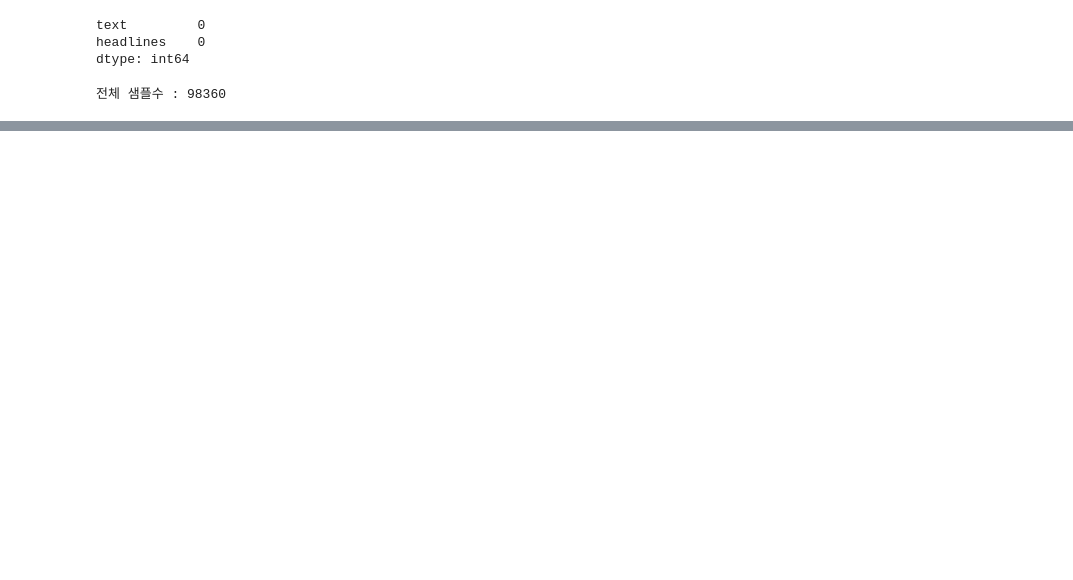
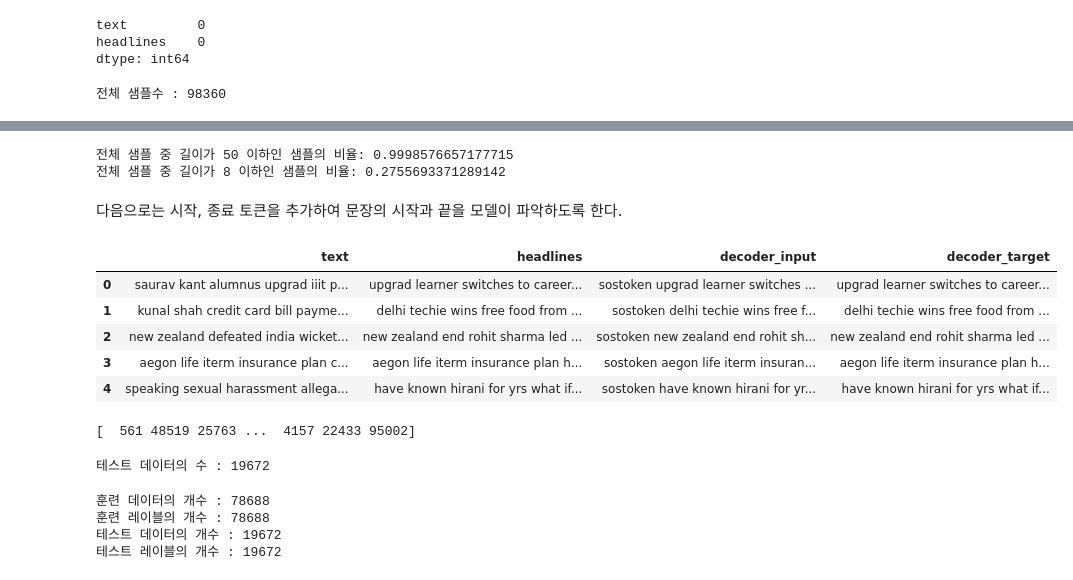
Before and after one commit to yeoooo/AI_Aiffel, a Jupyter notebook: (E11)News_summarize_bot_yeoooo_2021_02_25.ipynb, the cells around one changed output, grey strips where cells are left out. Drawn from its saved outputs; the diff is of its cells as text; code cells hidden in the pictures; blank space fills up the shorter version.

```diff
--- a/(E11)News_summarize_bot_yeoooo_2021_02_25.ipynb
+++ b/(E11)News_summarize_bot_yeoooo_2021_02_25.ipynb
@@ -176,0 +264,20 @@ print('전체 샘플수 :',(len(data)))
+# %%
+below_threshold_len(text_max_len, data['text'])
+below_threshold_len(summary_max_len,  data['headlines'])
+# %% [output]
+전체 샘플 중 길이가 50 이하인 샘플의 비율: 0.9998576657177715
+전체 샘플 중 길이가 8 이하인 샘플의 비율: 0.2755693371289142
+# %% [markdown]
+다음으로는 시작, 종료 토큰을 추가하여 문장의 시작과 끝을 모델이 파악하도록 한다.
+# %%
+#요약 데이터에는 시작 토큰과 종료 토큰을 추가한다.
+data['decoder_input'] = data['headlines'].apply(lambda x : 'sostoken '+ x)
+data['decoder_target'] = data['headlines'].apply(lambda x : x + ' eostoken')
+data.head()
+# %% [output]
+|  | text | headlines | decoder_input | decoder_target |
+| 0 | saurav kant alumnus upgrad iiit p... | upgrad learner switches to career... | sostoken upgrad learner switches ... | upgrad learner switches to career... |
+| 1 | kunal shah credit card bill payme... | delhi techie wins free food from ... | sostoken delhi techie wins free f... | delhi techie wins free food from ... |
+| 2 | new zealand defeated india wicket... | new zealand end rohit sharma led ... | sostoken new zealand end rohit sh... | new zealand end rohit sharma led ... |
+| 3 | aegon life iterm insurance plan c... | aegon life iterm insurance plan h... | sostoken aegon life iterm insuran... | aegon life iterm insurance plan h... |
+| 4 | speaking sexual harassment allega... | have known hirani for yrs what if... | sostoken have known hirani for yr... | have known hirani for yrs what if... |
@@ -176,0 +288,6 @@ print('전체 샘플수 :',(len(data)))
+# %%
+indices = np.arange(encoder_input.shape[0])
+np.random.shuffle(indices)
+print(indices)
+# %% [output]
+[  561 48519 25763 ...  4157 22433 95002]
@@ -176,0 +298,23 @@ print('전체 샘플수 :',(len(data)))
+# %%
+n_of_val = int(len(encoder_input)*0.2)#학습, 테스트 데이터를 8:2로 설정한다.
+print('테스트 데이터의 수 :',n_of_val)
+# %% [output]
+테스트 데이터의 수 : 19672
+# %%
+encoder_input_train = encoder_input[:-n_of_val]
+decoder_input_train = decoder_input[:-n_of_val]
+decoder_target_train = decoder_target[:-n_of_val]
+
+encoder_input_test = encoder_input[-n_of_val:]
+decoder_input_test = decoder_input[-n_of_val:]
+decoder_target_test = decoder_target[-n_of_val:]
+
+print('훈련 데이터의 개수 :', len(encoder_input_train))
+print('훈련 레이블의 개수 :',len(decoder_input_train))
+print('테스트 데이터의 개수 :',len(encoder_input_test))
+print('테스트 레이블의 개수 :',len(decoder_input_test))
+# %% [output]
+훈련 데이터의 개수 : 78688
+훈련 레이블의 개수 : 78688
+테스트 데이터의 개수 : 19672
+테스트 레이블의 개수 : 19672
```
Also changed, not shown: parts of 70 cells of this notebook.
